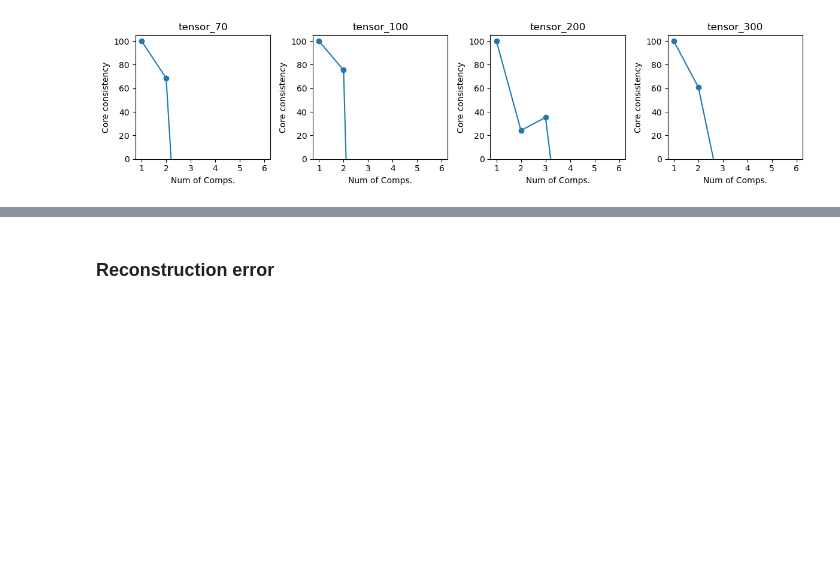
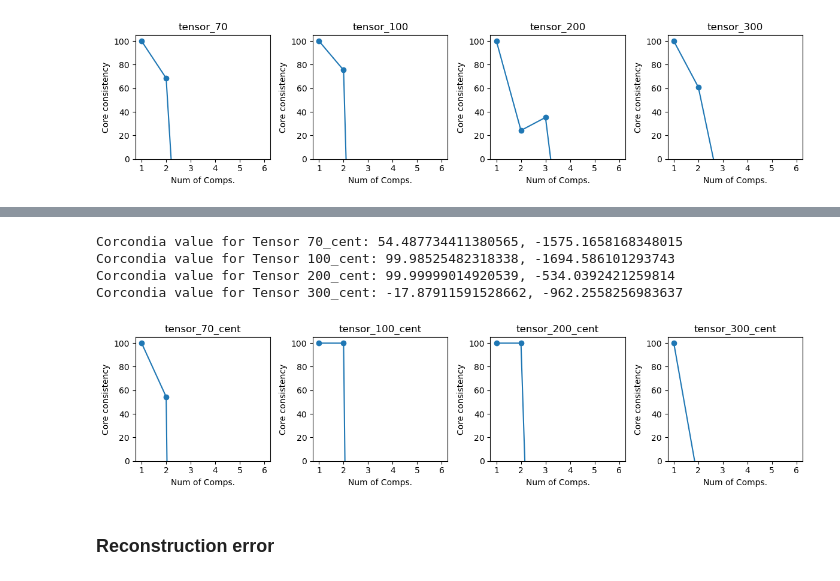
Before and after one commit to pablovadillo/Tensordecomposition, a Jupyter notebook: CP_decomposition.ipynb, the cells around one changed output, grey strips where cells are left out. Drawn from its saved outputs; the diff is of its cells as text; code cells hidden in the pictures; blank space fills up the shorter version.

```diff
--- a/CP_decomposition.ipynb
+++ b/CP_decomposition.ipynb
@@ -68,3 +90,12 @@ Corcondia value for Tensor 300: 60.91473112627189, -38.05047297368134
+# %%
+#parafac - tensors_cent
+visualization_corcondia(parafac, tensors_cent, tensor_names_cent)
+# %% [output]
+Corcondia value for Tensor 70_cent: 54.487734411380565, -1575.1658168348015
+Corcondia value for Tensor 100_cent: 99.98525482318338, -1694.586101293743
+Corcondia value for Tensor 200_cent: 99.99999014920539, -534.0392421259814
+Corcondia value for Tensor 300_cent: -17.87911591528662, -962.2558256983637
+[figure, added]
 # %% [markdown]
 ### Reconstruction error
 # %%
```
Also changed, not shown: parts of 25 cells of this notebook, 11 other files.
